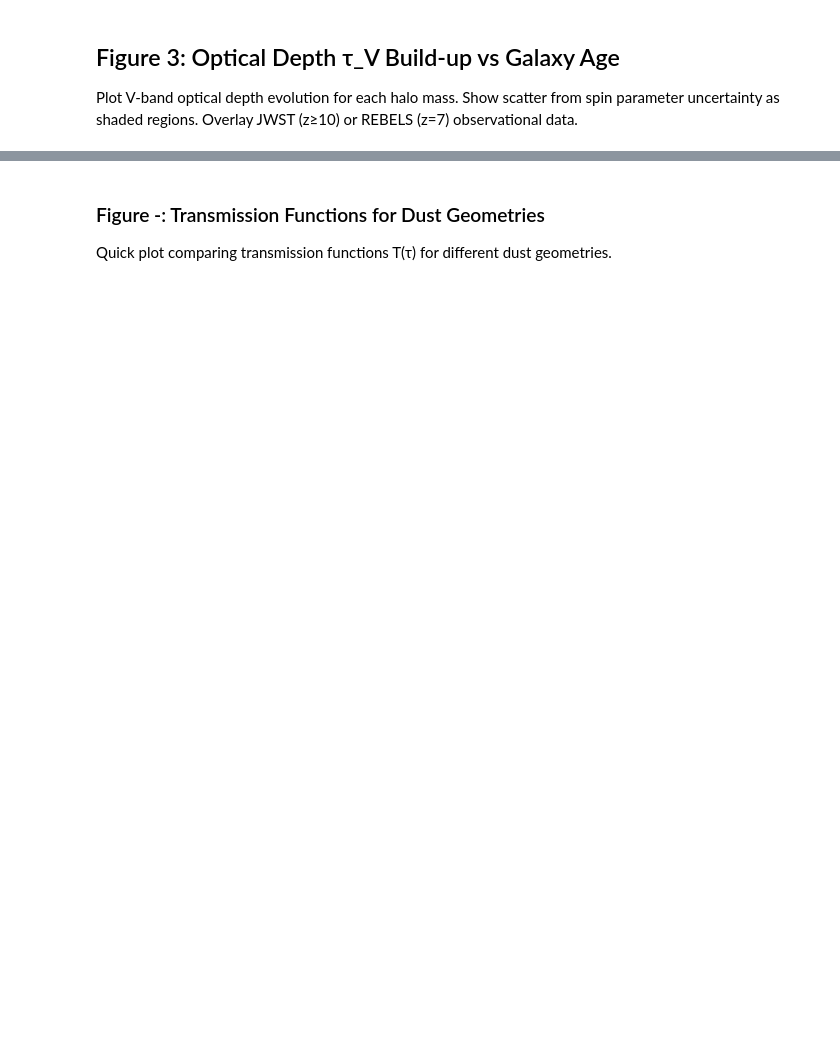
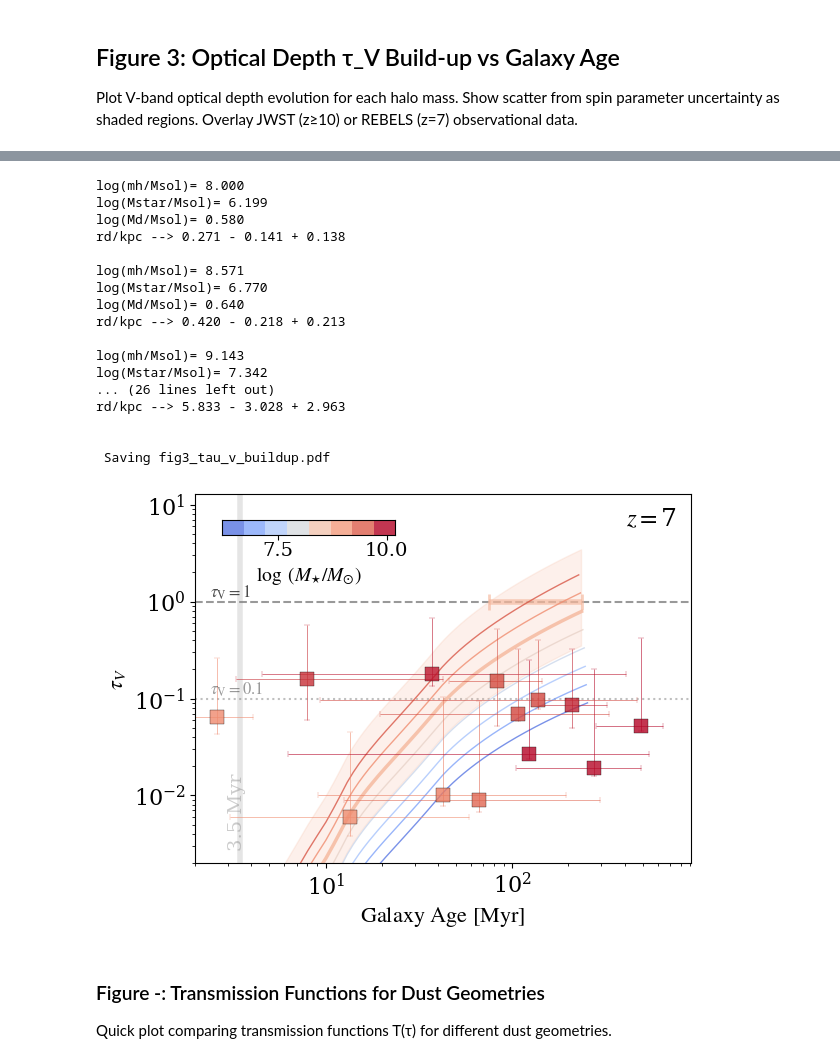
Before and after one commit to LauraSommovigo/dust_JWST_highz, a Jupyter notebook: notebooks/main.ipynb, the cells around one changed output, grey strips where cells are left out. Cells and saved outputs as stored; diff of their text form; code cells hidden in the pictures; blank space fills up the shorter version.

```diff
--- a/notebooks/main.ipynb
+++ b/notebooks/main.ipynb
@@ -853,7 +1020,7 @@ ax.set_xlabel("$\\mathrm{Galaxy\\ Age\\ [Myr]}$")
 # Colorbar for Mstar
 bar = np.zeros((1, len(Mstar_array)))
 bar[0][:] = np.linspace(np.log10(Mstar_array).min(), np.log10(Mstar_array).max(), len(Mstar_array))
-cbaxis = inset_axes(ax, width="35%", height="4%", loc="upper right", borderpad=1.2)
+cbaxis = inset_axes(ax, width="35%", height="4%", loc="upper left", borderpad=1.2)
 ext = (np.log10(Mstar_array).min(), np.log10(Mstar_array).max(), 0.0, 0.8)
 cbaxis.imshow(
     bar,
@@ -908,20 +1075,40 @@ if redshift == 7:
             ms=10.0,
             marker="s",
             capsize=2.5,
             mec="black",
             elinewidth=0.5,
             alpha=0.8,
             color=custom_colormap(
                 (row["log_Mstar"] - np.log10(Mstar_array).min())
                 / (np.log10(Mstar_array).max() - np.log10(Mstar_array).min())
             ),
             mew=0.3,
         )
 
-ax.text(0.9 * time_arr[-1], 6.8, "$z=$" + str(int(redshift)), fontsize=18)
+ax.text(0.97, 0.93, "$z=$" + str(int(redshift)), fontsize=18, transform=ax.transAxes, ha="right", va="center")
 
+print("\n\n Saving fig3_tau_v_buildup.pdf")
 fig.savefig(OUTPUT_DIR / "fig3_tau_v_buildup.pdf", bbox_inches="tight")
 plt.show()
+# %% [output]
+log(mh/Msol)= 8.000
+log(Mstar/Msol)= 6.199
+log(Md/Msol)= 0.580
+rd/kpc --> 0.271 - 0.141 + 0.138
+
+log(mh/Msol)= 8.571
+log(Mstar/Msol)= 6.770
+log(Md/Msol)= 0.640
+rd/kpc --> 0.420 - 0.218 + 0.213
+
+log(mh/Msol)= 9.143
+log(Mstar/Msol)= 7.342
+... (26 lines left out)
+rd/kpc --> 5.833 - 3.028 + 2.963
+
+
+ Saving fig3_tau_v_buildup.pdf
+[figure, added]
 # %% [markdown]
 ### Figure -:  Transmission Functions for Dust Geometries
 
```
Also changed, not shown: parts of 22 cells of this notebook, 7 other files.
